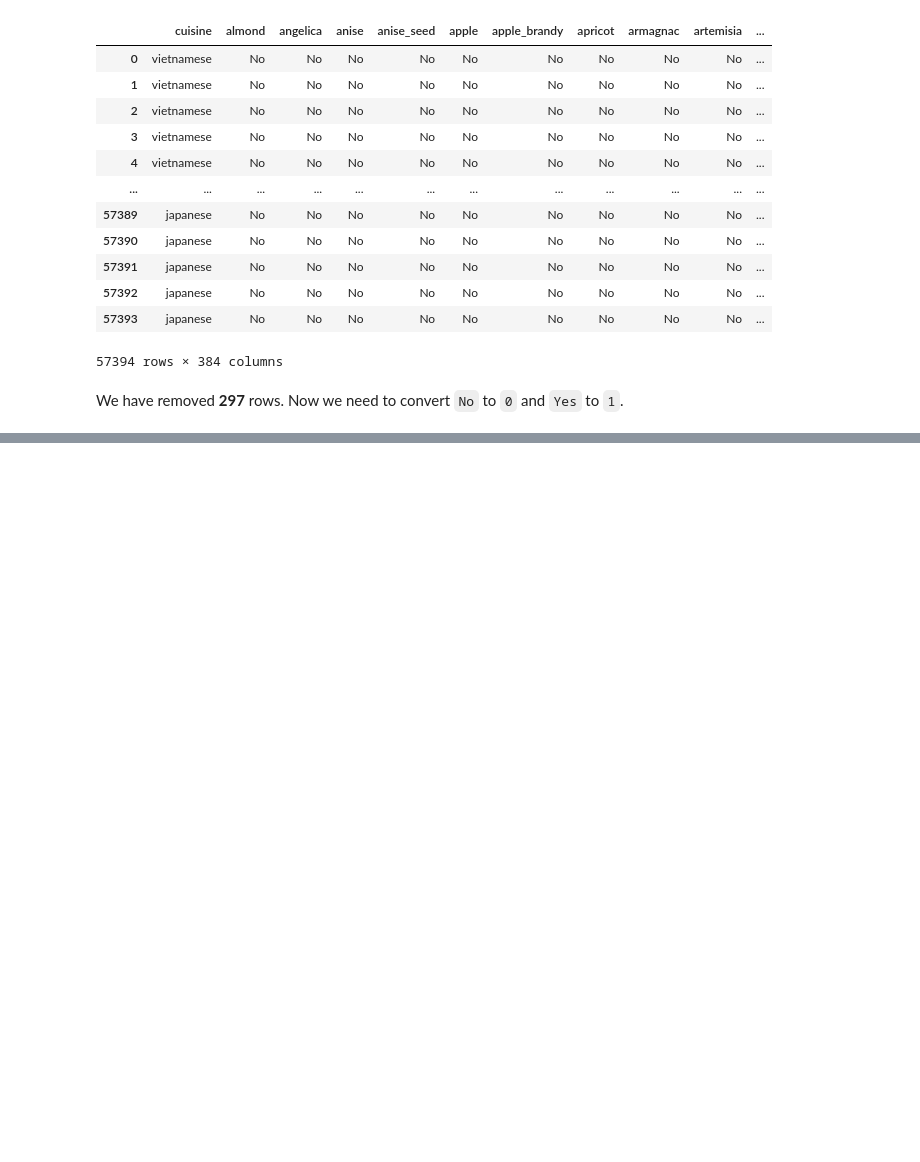
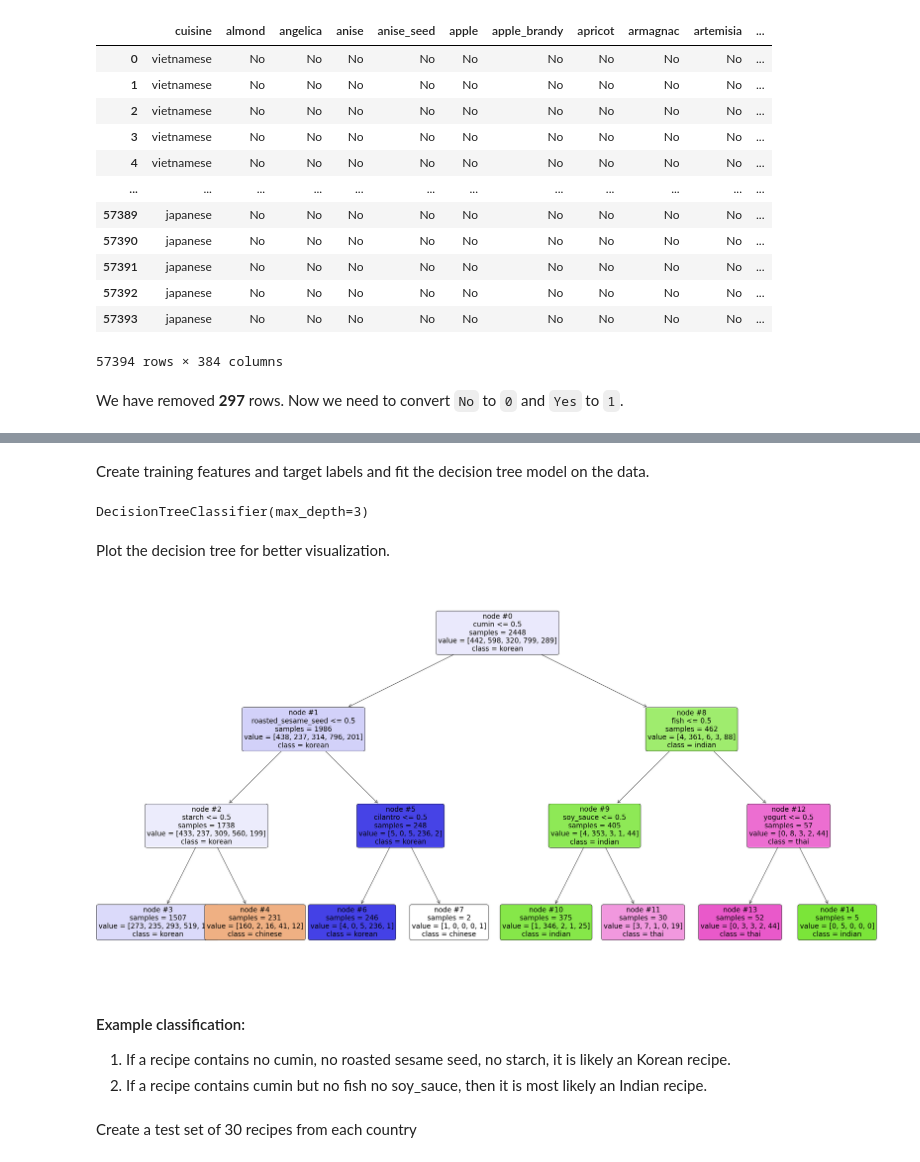
Before and after one commit to ml-phan/ibm, a Jupyter notebook: cuisines.ipynb, the cells around one changed output, grey strips where cells are left out. Drawn from its saved outputs; the diff is of its cells as text; code cells hidden in the pictures; blank space fills up the shorter version.

Commit message:
Complete cuisine notebook

```diff
--- a/cuisines.ipynb
+++ b/cuisines.ipynb
@@ -185,0 +216,3 @@ recipes.head()
+# %%
+asian_recipes = recipes[recipes["cuisine"].isin(["korean", "japanese", "chinese", "thai", "indian"])].reset_index(drop=True)
+asian_recipes
@@ -185,0 +233,30 @@ recipes.head()
+# %% [markdown]
+Create training features and target labels and fit the decision tree model on the data.
+# %%
+cuisines = asian_recipes["cuisine"]
+ingredients = asian_recipes.loc[:, asian_recipes.columns != "cuisine"]
+
+asian_tree = tree.DecisionTreeClassifier(max_depth=3)
+asian_tree.fit(ingredients, cuisines)
+# %% [output]
+DecisionTreeClassifier(max_depth=3)
+# %% [markdown]
+Plot the decision tree for better visualization.
+# %%
+plt.figure(figsize=(40,20))
+_ = tree.plot_tree(asian_tree,
+                   feature_names = list(ingredients.columns.values),
+                   class_names=np.unique(cuisines),filled=True,
+                   node_ids=True,
+                   impurity=False,
+                   label="all",
+                   fontsize=20, rounded = True)
+plt.show()
+# %% [output]
+[figure, added]
+# %% [markdown]
+#### Example classification:
+1. If a recipe contains no cumin, no roasted sesame seed, no starch, it is likely an Korean recipe.
+2. If a recipe contains cumin but no fish no soy_sauce, then it is most likely an Indian recipe.
+# %% [markdown]
+Create a test set of 30 recipes from each country
```
Also changed, not shown: parts of 19 cells of this notebook.
